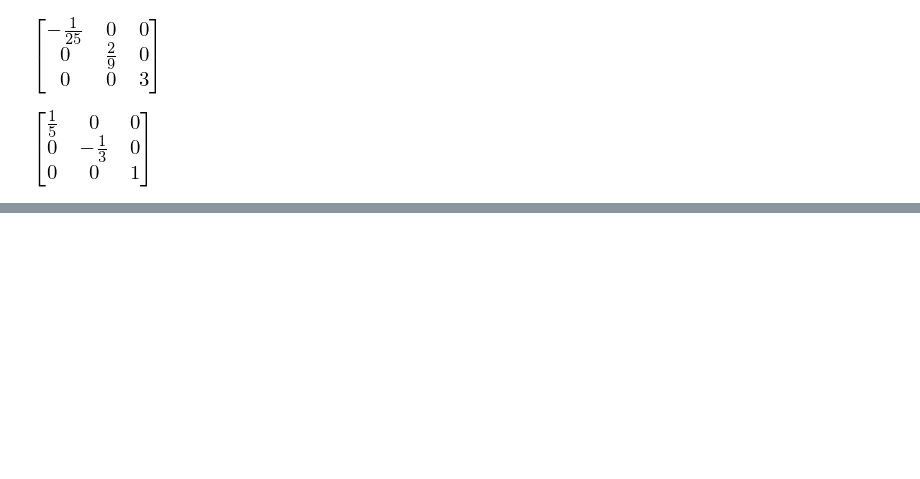
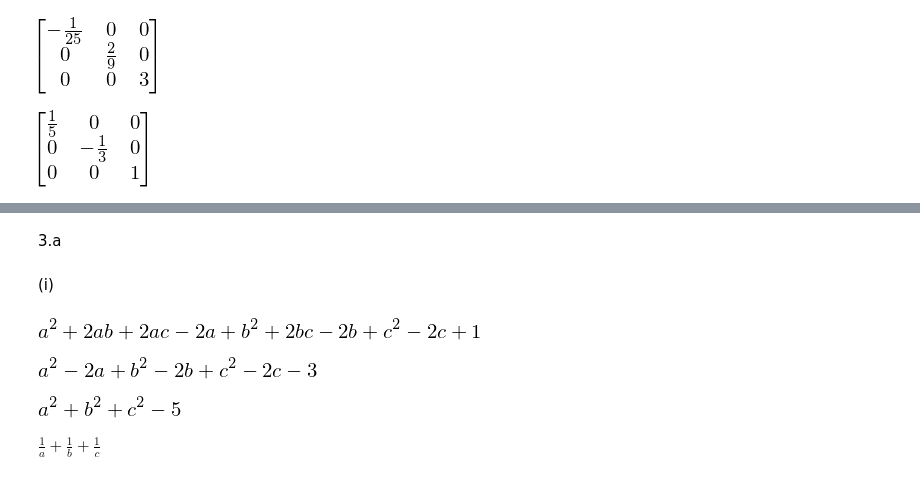
Before and after one commit to iPolyomino/nyon, a Jupyter notebook: week5/exam_17_1.ipynb, the cells around one changed output, grey strips where cells are left out. Cells and saved outputs as stored; diff of their text form; code cells hidden in the pictures; blank space fills up the shorter version.

```diff
--- a/week5/exam_17_1.ipynb
+++ b/week5/exam_17_1.ipynb
@@ -98,0 +119,23 @@ display(P.T*B*P)
+# %% [markdown]
+3.a
+# %% [markdown]
+(i)
+# %%
+a,b,c = symbols('a b c')
+f1 = a + b + c - 1
+f2 = a*b + b*c + c*a + 2
+f3 = a*b*c + 1
+
+a1_1 = expand(f1**2) # まずはa+b+c=1を2乗
+display(a1_1)
+a1_2 = a1_1 - 2*f2 # 2*f2で打ち消す
+display(a1_2)
+a1_3 = a1_2 + 2*f1 # 2*f1で打ち消す
+display(a1_3) # ア
+# %% [output]
+[figure, added]
+[figure, added]
+[figure, added]
+# %% [markdown]
+$ \frac{1}{a} + \frac{1}{b} + \frac{1}{c}
+$
```
Also changed, not shown: parts of 4 cells of this notebook.
